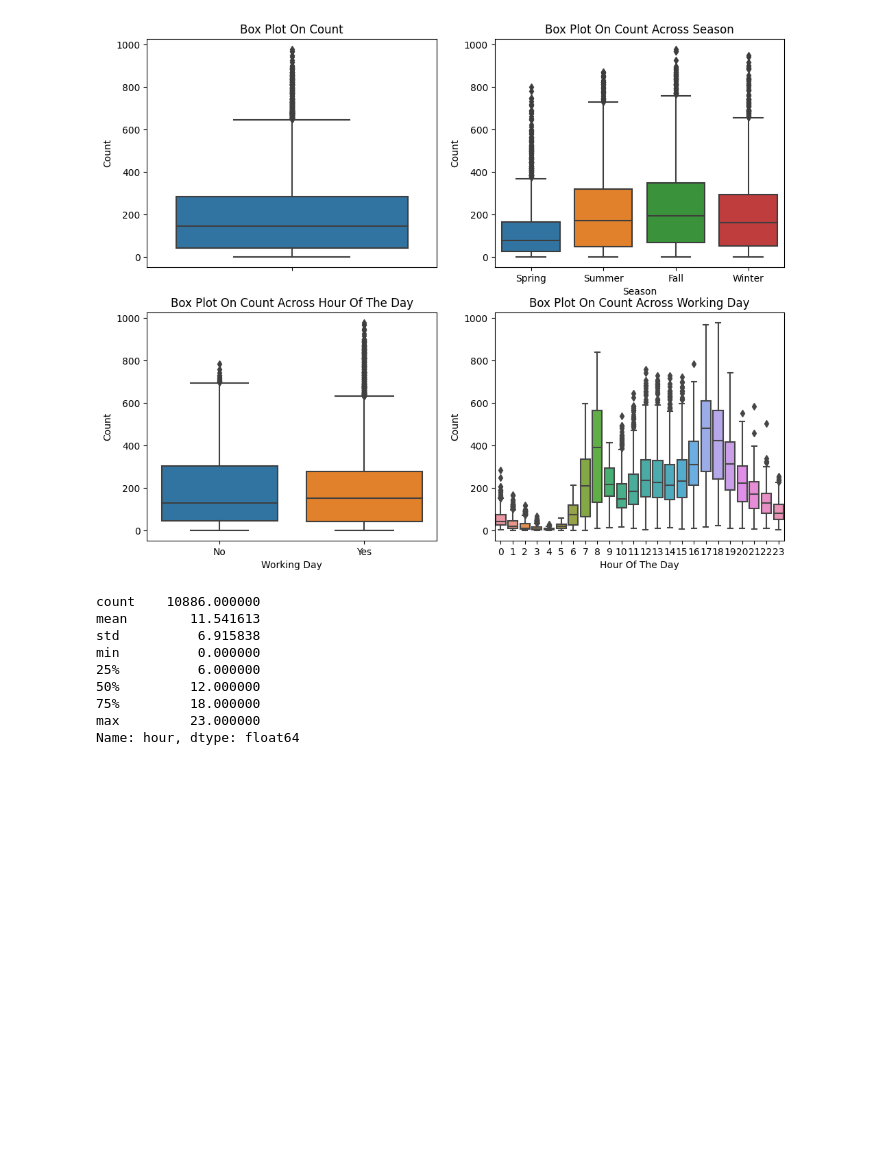
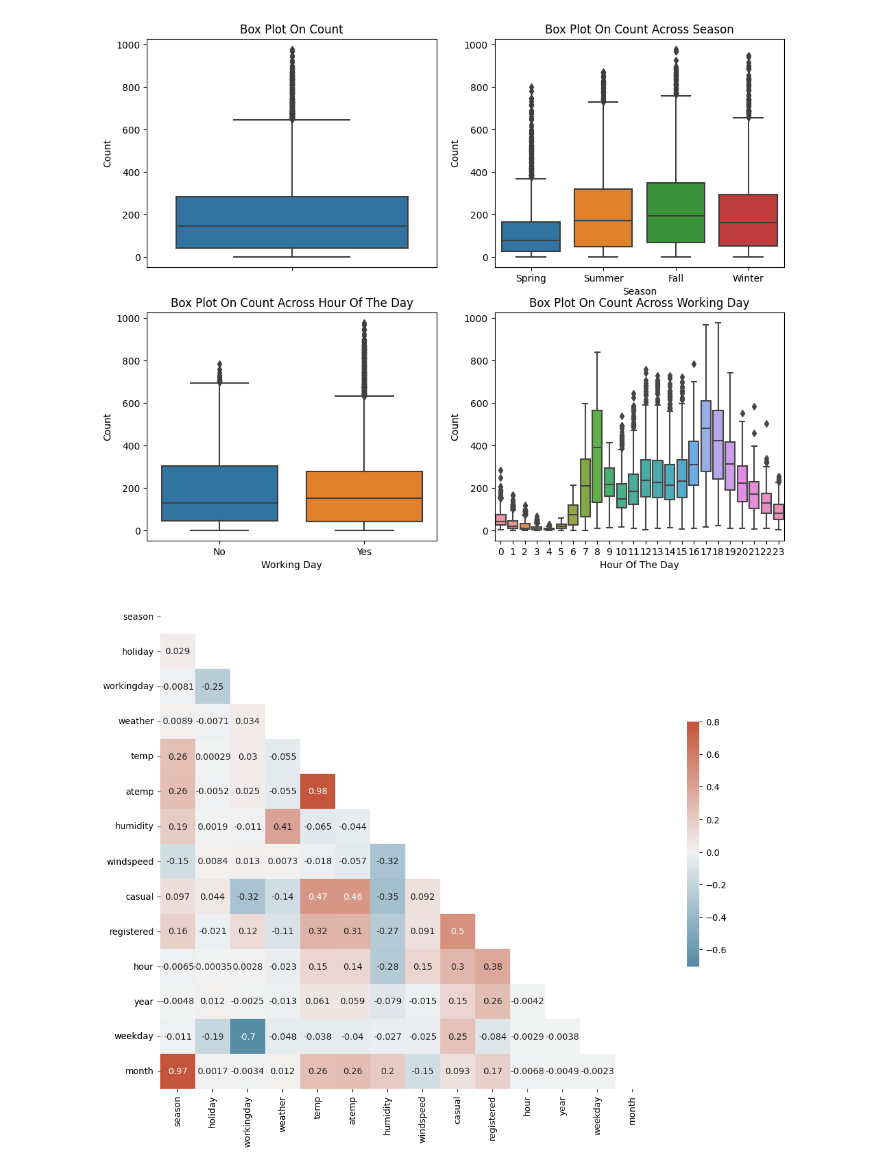
Before and after one commit to shailesh097/bike_sharing_demand, a Jupyter notebook: bike_demand.ipynb, the cells around one changed output. Saved outputs shown, nothing was run; the diff lists cells and outputs as text; code cells hidden in the pictures; blank space fills up the shorter version.

Commit message:
correlation

```diff
--- a/bike_demand.ipynb
+++ b/bike_demand.ipynb
@@ -51,13 +51,3 @@ train_df.head()
 | 2 | 1 | 0 | 0 | 1 | 9.02 | 13.635 | 80 | 0.0 | 5 | 27 | ... |
 | 3 | 1 | 0 | 0 | 1 | 9.84 | 14.395 | 75 | 0.0 | 3 | 10 | ... |
 | 4 | 1 | 0 | 0 | 1 | 9.84 | 14.395 | 75 | 0.0 | 0 | 1 | ... |
-# %%
-
-def correlation(df):
-    corr_df = df.corr()
-    mask = np.triu(np.ones_like(corr_df, dtype=bool))
-    fig, ax = plt.subplots()
-    fig.set_size_inches(15,10)
-    cmap = sns.diverging_palette(230, 20, as_cmap=True)
-    sns.heatmap(corr_df, mask=mask, cmap=cmap, center=0, vmax=0.8, square=True, annot=True, cbar_kws={'shrink': 0.5})
-correlation(train_df)
@@ -104,15 +71,14 @@ fourth_fig.set(xlabel='Hour Of The Day', ylabel='Count',title="Box Plot On Count
  Text(0, 0.5, 'Count'),
  Text(0.5, 1.0, 'Box Plot On Count Across Working Day')]
 [figure]
-# %%
-train_df['hour'].describe()
-# %% [output]
-count    10886.000000
-mean        11.541613
-std          6.915838
-min          0.000000
-25%          6.000000
-50%         12.000000
-75%         18.000000
-max         23.000000
-Name: hour, dtype: float64
+# %%
+def correlation(df):
+    corr_df = df.drop(columns=['count']).corr()
+    mask = np.triu(np.ones_like(corr_df, dtype=bool))
+    fig, ax = plt.subplots()
+    fig.set_size_inches(15,10)
+    cmap = sns.diverging_palette(230, 20, as_cmap=True)
+    sns.heatmap(corr_df, mask=mask, cmap=cmap, center=0, vmax=0.8, square=True, annot=True, cbar_kws={'shrink': 0.5})
+correlation(train_df)
+# %% [output]
+[figure, added]
```
Also changed, not shown: parts of 3 cells of this notebook.
